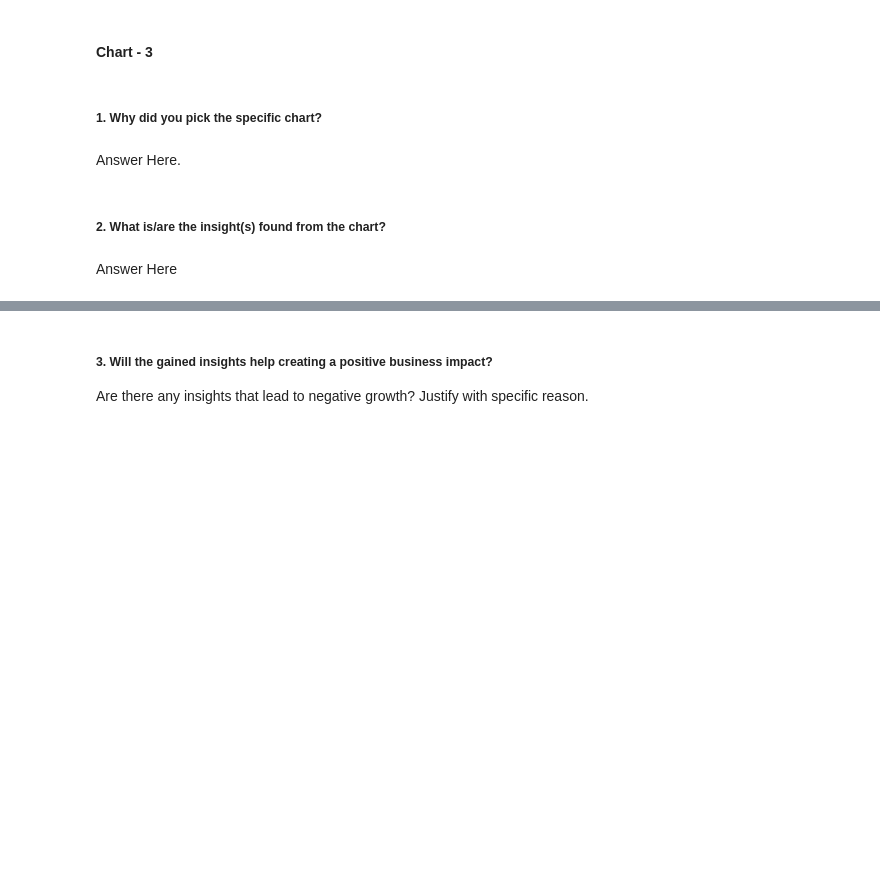
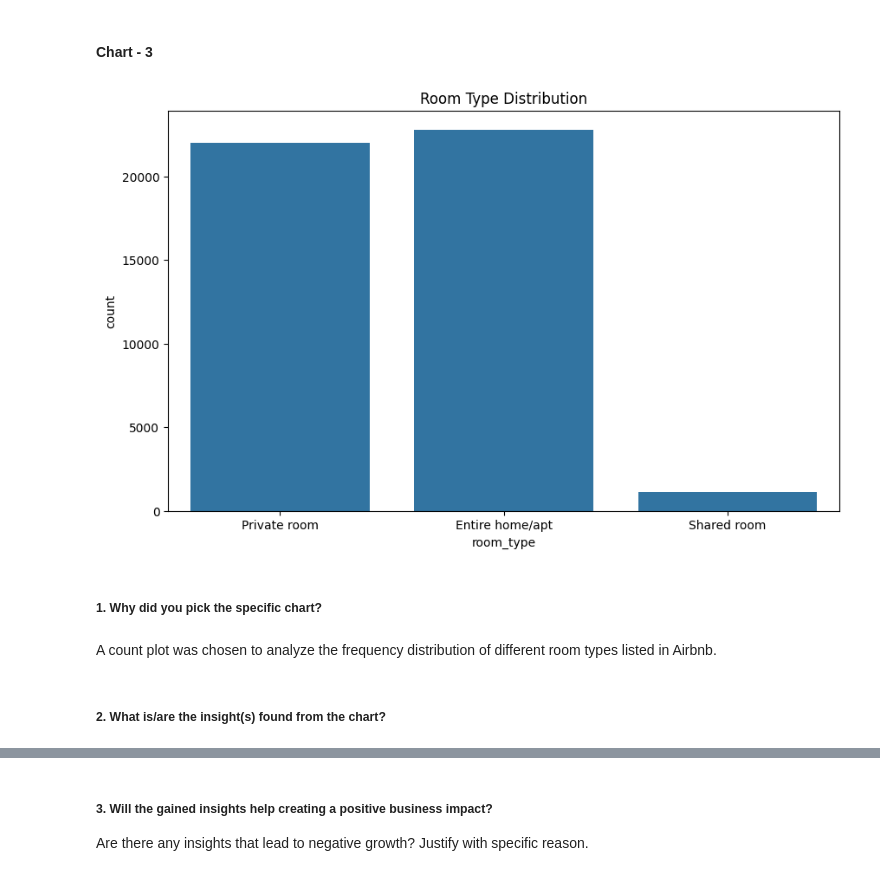
Before and after one commit to nibedita-26/airbnb_EDA, a Jupyter notebook: notebooks/AirBnB_Booking_Analysis_EDA.ipynb, the cells around one changed output, grey strips where cells are left out. Cells and saved outputs as stored; diff of their text form; code cells hidden in the pictures; blank space fills up the shorter version.

```diff
--- a/notebooks/AirBnB_Booking_Analysis_EDA.ipynb
+++ b/notebooks/AirBnB_Booking_Analysis_EDA.ipynb
@@ -493,8 +529,16 @@ Answer Here
+# %%
+# Chart - 3 Room type Distribution
+plt.figure(figsize = (10, 6))
+
+sns.countplot(x = 'room_type', data = df_copy)
+
+plt.title('Room Type Distribution')
+plt.show()
+# %% [output]
+[figure, added]
 # %% [markdown]
 ##### 1. Why did you pick the specific chart?
-# %% [markdown]
-Answer Here.
+# %% [markdown]
+ A count plot was chosen to analyze the frequency distribution of different room types listed in Airbnb.
 # %% [markdown]
 ##### 2. What is/are the insight(s) found from the chart?
-# %% [markdown]
-Answer Here
```
Also changed, not shown: parts of 36 cells of this notebook.
